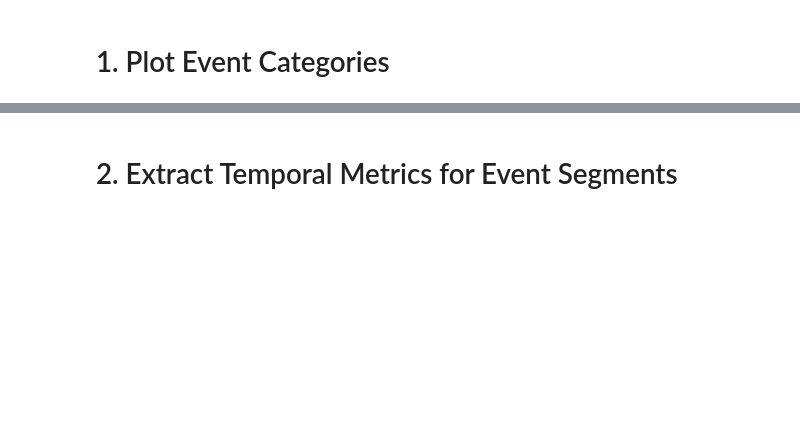
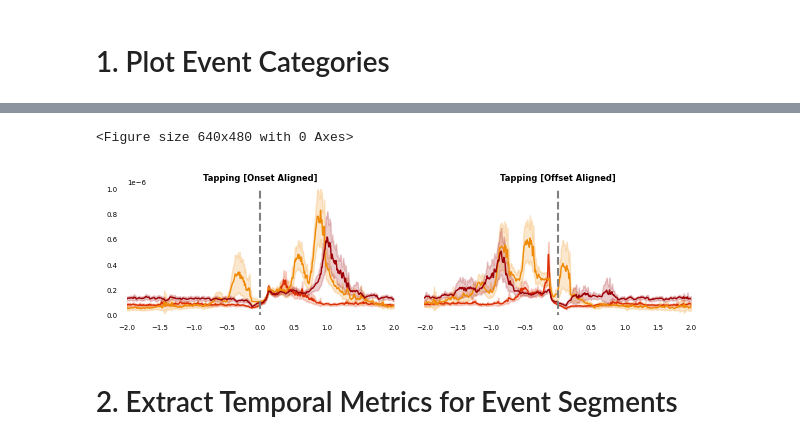
Before and after one commit to FilippoHei/PD-Dyskinesia-Electrophysiology, a Jupyter notebook: 2.1 Kinematics Time Analyses.ipynb, the cells around one changed output, grey strips where cells are left out. Drawn from its saved outputs; the diff is of its cells as text; code cells hidden in the pictures; blank space fills up the shorter version.

```diff
--- a/2.1 Kinematics Time Analyses.ipynb
+++ b/2.1 Kinematics Time Analyses.ipynb
@@ -83,0 +74,33 @@ utils_plotting_accelerometer.plot_accelerometer_events_by_dyskinesia(acceleromet
+# %%
+import utils_plotting
+
+def plot_accelerometer_events(data, color, axis, error_bar= "se"):
+
+    if(len(data)!=0):
+
+        assert error_bar in ["sd", "se"], f'Please choose error bar as standard deviation:"sd" or standard error: "se"'
+
+        # Compute the mean and error_bar (standard deviation or standard error)
+        mean_data   = np.mean(data, axis=0)
+
+        # define upper and lower bondaries of y axis
+        y_axis_upper = max(mean_data) * 1.25
+        y_axis_lower = min(mean_data) * 1.25
+
+        if(error_bar=="sd"):
+            error       = np.std(data, axis=0)
+            error_label = "standard deviation"
+        elif(error_bar=="se"):
+            error       = 2 * np.std(data, axis=0) / np.sqrt(len(data))
+            error_label = "standard error"
+
+        t  = np.linspace(-2, 2, 4*512)
+        # plot
+        axis.plot(t, mean_data, label='mean', c=color, linewidth=1)
+        axis.fill_between(t, mean_data - error, mean_data + error, alpha=0.2, color=color, label=error_label)
+        axis.grid(False)
+        axis.set_ylim([y_axis_lower, y_axis_upper])
+
+        return axis
+    else:
+        return axis
@@ -84,3 +166,10 @@ utils_plotting_accelerometer.plot_accelerometer_events_by_dyskinesia(acceleromet
+# %%
+plot_accelerometer_events_for_dyskinesia_severity(accelerometer_events[accelerometer_events.dyskinesia_total!="none"],
+                                                  event_category="voluntary", dyskinesia_strategy="total",
+                                                  figure_name=DATA_IO.path_figure + "tapping_dyskinesia_severity_total")
+# %% [output]
+<Figure size 640x480 with 0 Axes>
+[figure, added]
 # %% [markdown]
 # 2. Extract Temporal Metrics for Event Segments
 # %%
```
Also changed, not shown: parts of 21 cells of this notebook, 11 other files.
